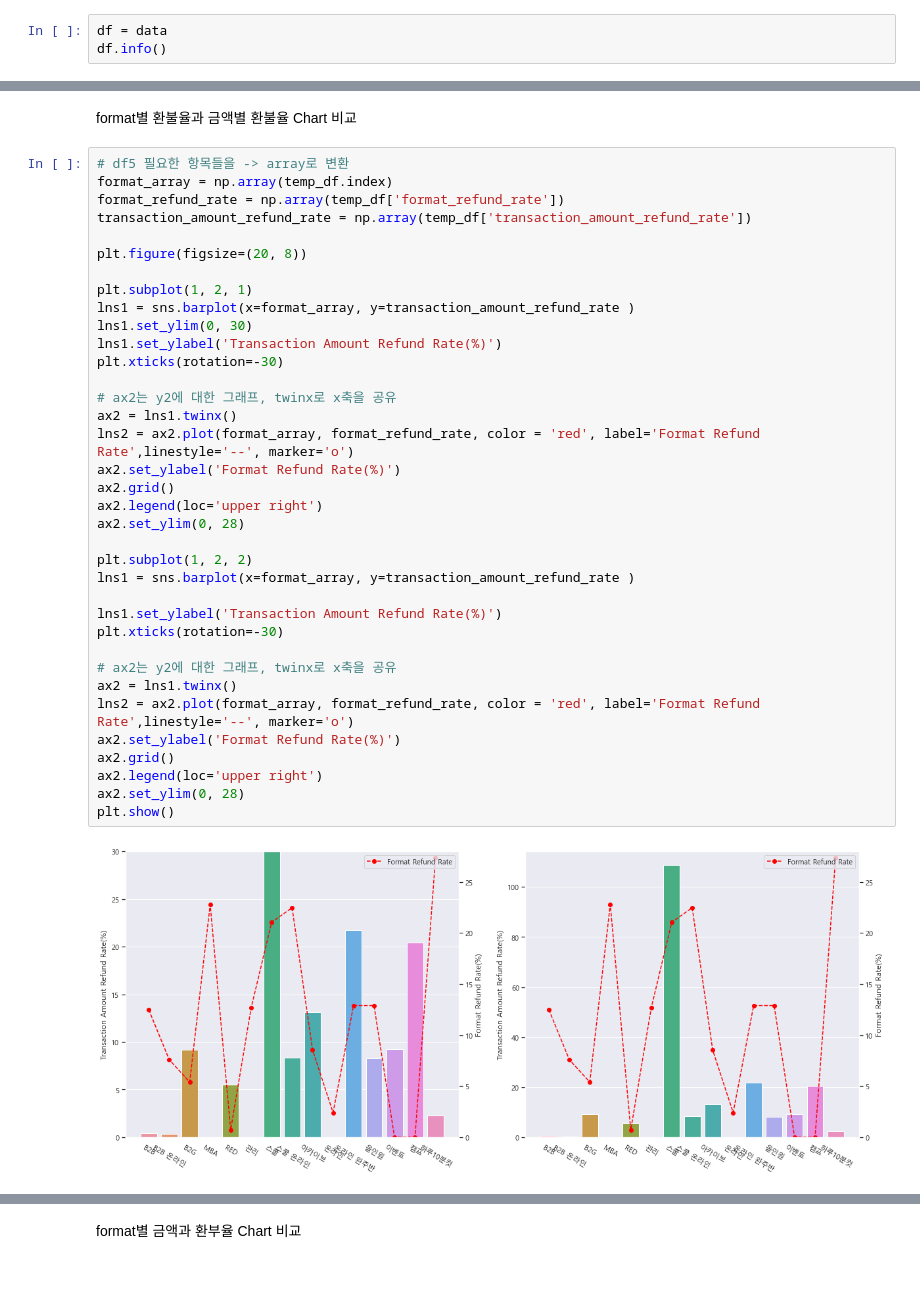
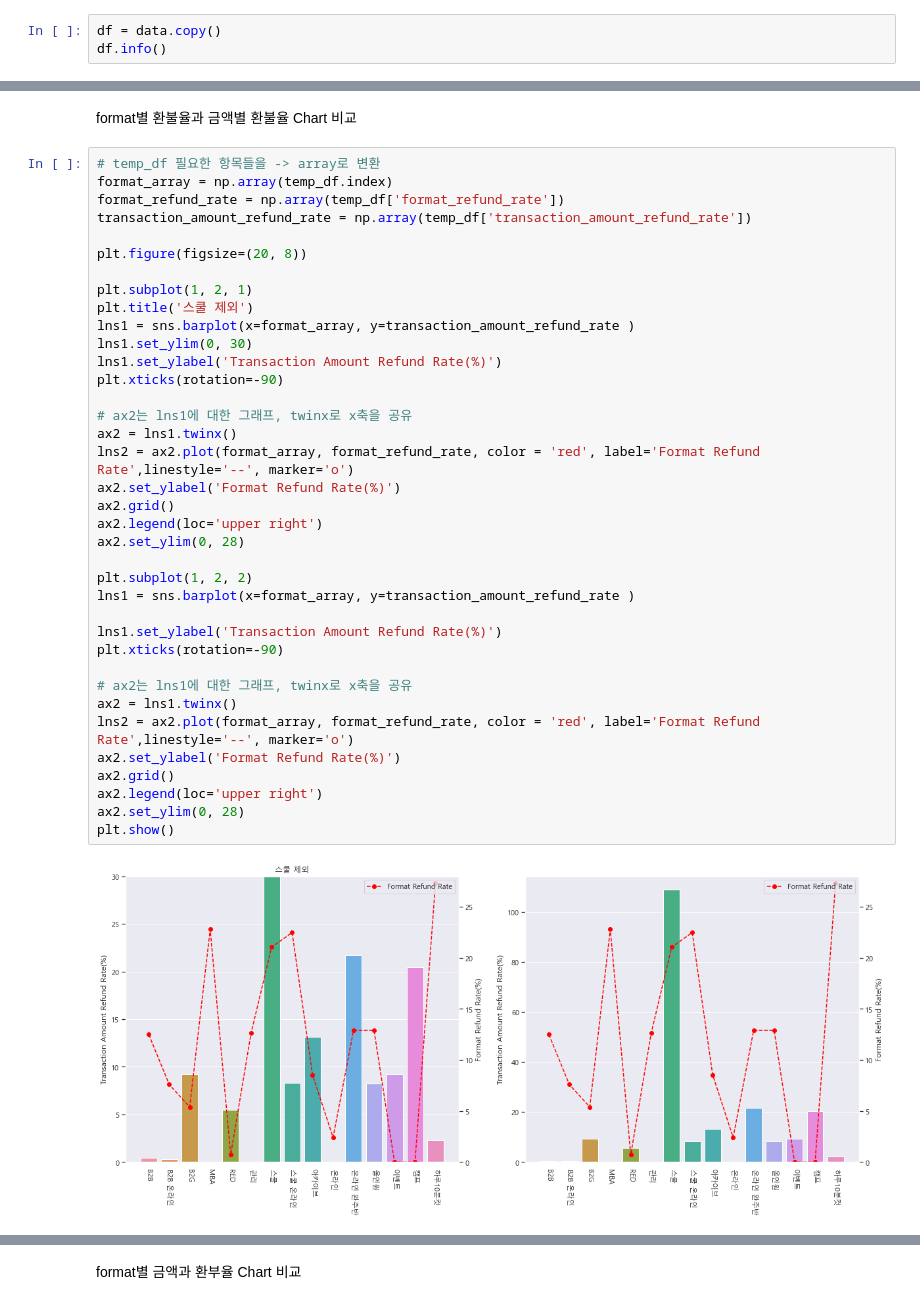
Before and after one commit to yd-online3/fc_miniproject, a Jupyter notebook: fc_mini_hojun_제출용.ipynb, the cells around one changed output, grey strips where cells are left out. Saved outputs shown, nothing was run; the diff lists cells and outputs as text; blank space fills up the shorter version.

```diff
--- a/fc_mini_hojun_제출용.ipynb
+++ b/fc_mini_hojun_제출용.ipynb
@@ -32,7 +32,7 @@ data = pd.read_excel(url)
 # %% [markdown]
 ### 분석 자료의 기본 정보 확인
 # %%
-df = data
+df = data.copy()
 df.info()
 # %% [output]
 <class 'pandas.core.frame.DataFrame'>
@@ -400,40 +420,41 @@ plt.show()
 # %% [markdown]
 format별 환불율과 금액별 환불율 Chart 비교
 # %%
-# df5 필요한 항목들을 -> array로 변환
+# temp_df 필요한 항목들을 -> array로 변환
 format_array = np.array(temp_df.index)
 format_refund_rate = np.array(temp_df['format_refund_rate'])
 transaction_amount_refund_rate = np.array(temp_df['transaction_amount_refund_rate'])
 
 plt.figure(figsize=(20, 8))
 
 plt.subplot(1, 2, 1)
+plt.title('스쿨 제외')
 lns1 = sns.barplot(x=format_array, y=transaction_amount_refund_rate )
 lns1.set_ylim(0, 30)
 lns1.set_ylabel('Transaction Amount Refund Rate(%)')
-plt.xticks(rotation=-30)
+plt.xticks(rotation=-90)
 
-# ax2는 y2에 대한 그래프, twinx로 x축을 공유
+# ax2는 lns1에 대한 그래프, twinx로 x축을 공유
 ax2 = lns1.twinx()
 lns2 = ax2.plot(format_array, format_refund_rate, color = 'red', label='Format Refund Rate',linestyle='--', marker='o')
 ax2.set_ylabel('Format Refund Rate(%)')
 ax2.grid()
 ax2.legend(loc='upper right')
 ax2.set_ylim(0, 28)
 
 plt.subplot(1, 2, 2)
 lns1 = sns.barplot(x=format_array, y=transaction_amount_refund_rate )
 
 lns1.set_ylabel('Transaction Amount Refund Rate(%)')
-plt.xticks(rotation=-30)
+plt.xticks(rotation=-90)
 
-# ax2는 y2에 대한 그래프, twinx로 x축을 공유
+# ax2는 lns1에 대한 그래프, twinx로 x축을 공유
 ax2 = lns1.twinx()
 lns2 = ax2.plot(format_array, format_refund_rate, color = 'red', label='Format Refund Rate',linestyle='--', marker='o')
 ax2.set_ylabel('Format Refund Rate(%)')
 ax2.grid()
 ax2.legend(loc='upper right')
 ax2.set_ylim(0, 28)
 plt.show()
 # %% [output]
-[figure, old version]
+[figure, new version]
```
Also changed, not shown: parts of 15 cells of this notebook.
